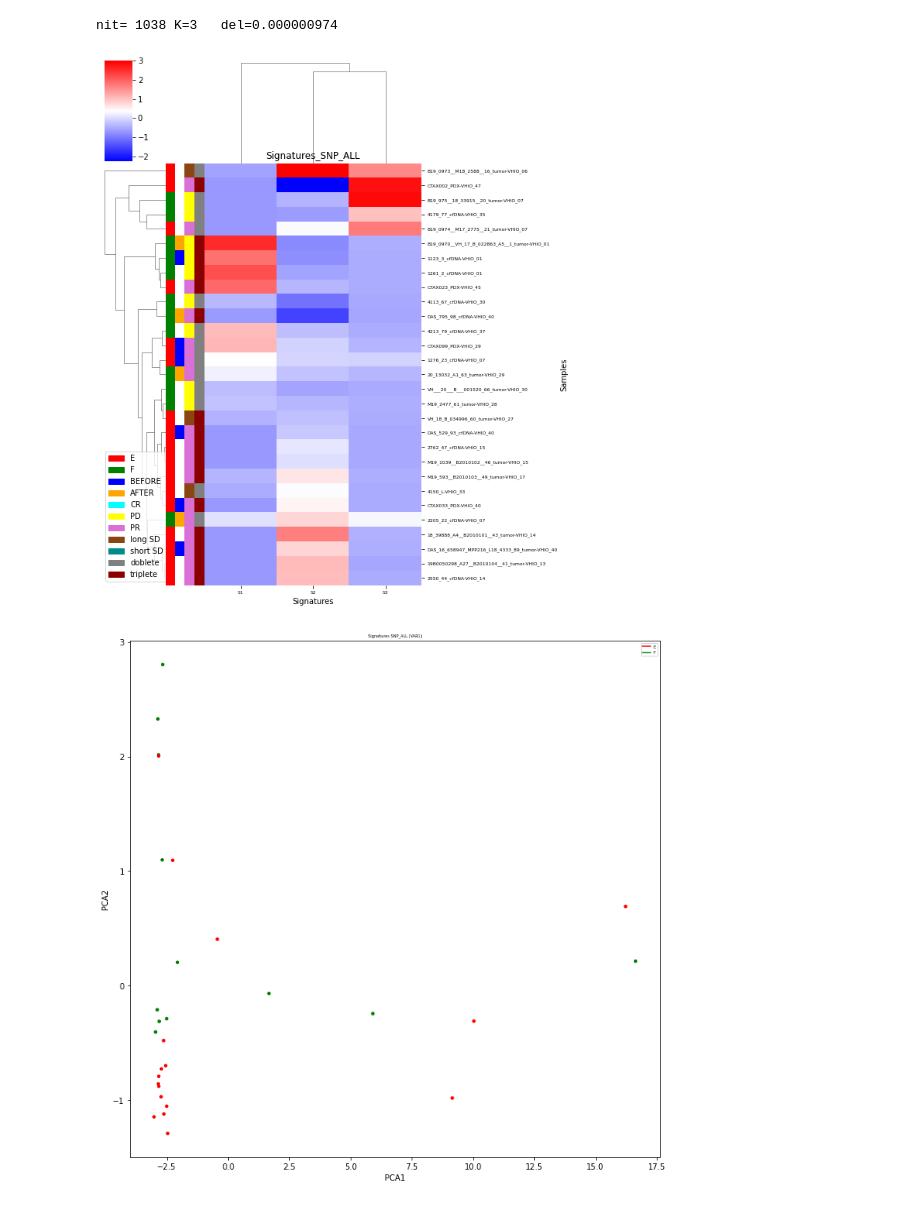
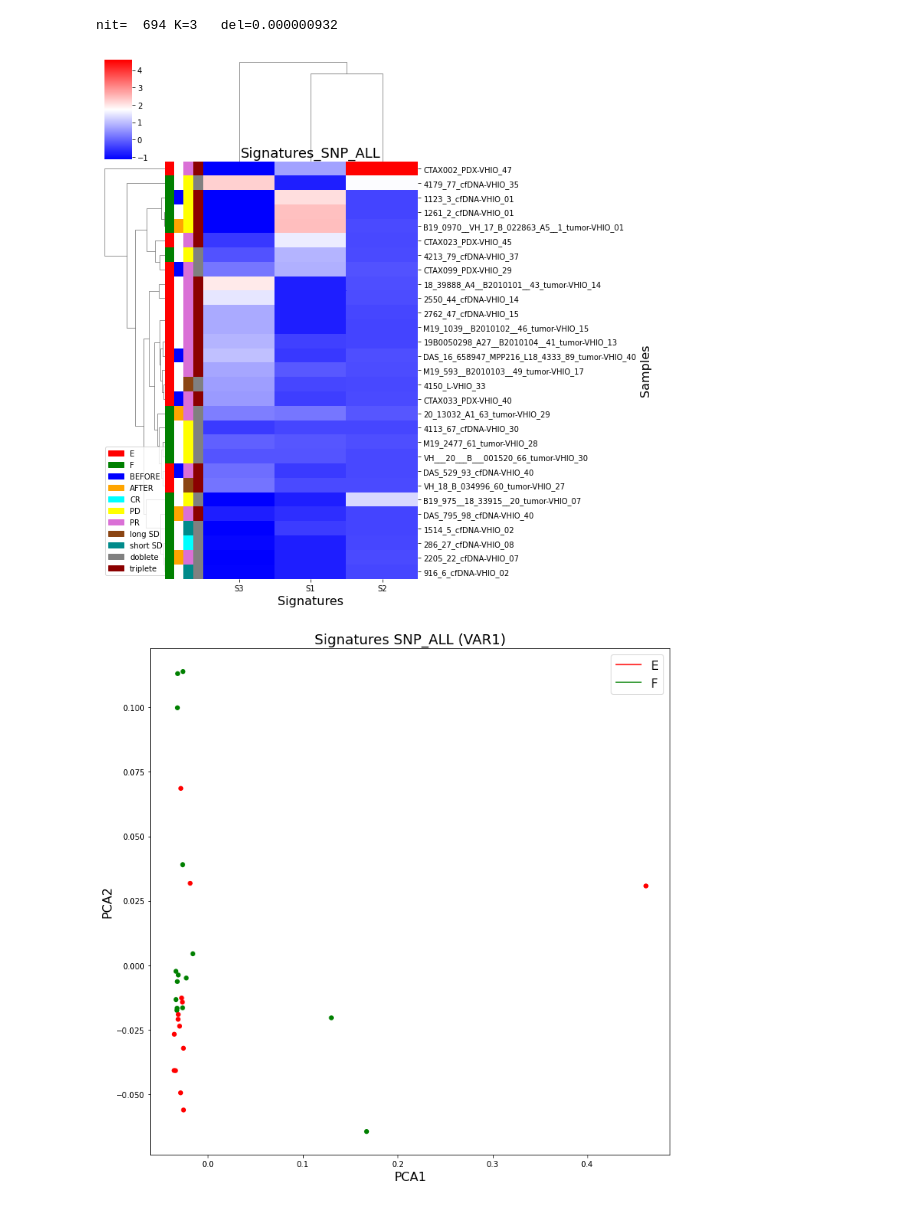
Before and after one commit to jfnavarro/scitron, a Jupyter notebook: analysis_signatures.ipynb, the cells around one changed output. Saved outputs shown, nothing was run; the diff lists cells and outputs as text; code cells hidden in the pictures.

```diff
--- a/analysis_signatures.ipynb
+++ b/analysis_signatures.ipynb
@@ -2,7 +2,7 @@
 import numpy as np
 import pandas as pd
 
-metasamples = pd.read_excel('../Metadata3.xlsx')
+metasamples = pd.read_excel('../Metadata4.xlsx')
 
 # Keep only samples that are tumor-normal pair and labeled as included
 df = metasamples.loc[(metasamples['INCLUDED'] == "Y")
@@ -17,10 +17,12 @@ meta_filtered.index = samples
 spectra_snv = pd.read_csv('../analysis/merged_maf_spectra_snvs.txt', sep='\t', index_col=0, header=0)
 samples_snv = np.intersect1d(samples, spectra_snv.columns)
 spectra_snv = spectra_snv.loc[:,samples_snv]
+spectra_snv = spectra_snv.dropna()
 
 spectra_indels = pd.read_csv('../analysis/merged_maf_spectra_indels.txt', sep='\t', index_col=0, header=0)
 samples_indels = np.intersect1d(samples, spectra_indels.columns)
 spectra_indels = spectra_indels.loc[:,samples_indels]
+spectra_indels = spectra_snv.dropna()
 # %%
 meta_filtered.head()
 # %% [output]
@@ -80,10 +86,10 @@ def plot_heatmap(data, meta, title, filename):
                Patch(color=color_map[8], label='short SD'),
                Patch(color=color_map[9], label='doblete'),
                Patch(color=color_map[10], label='triplete')]
-    ax.ax_heatmap.set_title(title, fontsize=12)
-    ax.ax_heatmap.set_xlabel("Signatures",fontsize=10)
-    ax.ax_heatmap.set_ylabel("Samples", fontsize=10)
-    ax.ax_heatmap.tick_params(labelsize=6)
+    ax.ax_heatmap.set_title(title, fontsize=18)
+    ax.ax_heatmap.set_xlabel("Signatures",fontsize=16)
+    ax.ax_heatmap.set_ylabel("Samples", fontsize=16)
+    ax.ax_heatmap.tick_params(labelsize=10)
     ax.ax_row_dendrogram.legend(handles=handles, loc="lower left")
     ax.savefig(filename)
 
@@ -105,14 +111,14 @@ def plot_pca(data, colors, labels, title, filename):
                     c=colors,
                     edgecolor="none",
                     cmap=None,
-                    s=20)
+                    s=40)
 
-    ax.set_xlabel('PCA1')
-    ax.set_ylabel('PCA2')
-    ax.set_title(title, size=5)
+    ax.set_xlabel('PCA1', fontsize=16)
+    ax.set_ylabel('PCA2', fontsize=16)
+    ax.set_title(title, size=18)
     ax.legend([plt.Line2D((0, 1), (0, 0), color=x) for x in color_values],
               labels, loc="upper right", markerscale=1.0,
-              ncol=1, scatterpoints=1, fontsize=5)
+              ncol=1, scatterpoints=1, fontsize=16)
     fig.savefig(filename)
 # %%
 def make_plots(data, meta, name):
@@ -190,13 +170,18 @@ make_plots(data_norm, meta, 'SPECTRA_SNV')
 # %%
 import signatureanalyzer as sa
 from sklearn.preprocessing import StandardScaler
 
-results = sa.ardnmf(data.transpose(), verbose=False)
-#data_norm = results['Hraw'].transpose() / results['Hraw'].sum(axis=1)
+data = spectra_snv.copy()
+results = sa.ardnmf(data, verbose=False)
+
+data_norm = results['Hraw'].transpose() / results['Hraw'].sum(axis=1)
+
 #data_norm = np.log1p(results['Hraw'].transpose())
-data_norm = results['Hraw'].transpose()
-make_plots(data_norm, meta.reindex(data_norm.index), 'SNP_ALL')
+
+#data_norm = results['Hraw'].transpose()
+
+make_plots(data_norm, meta_filtered.reindex(data_norm.index), 'SNP_ALL')
 # %% [output]
-nit= 1038 K=3   del=0.000000974
+nit=  694 K=3   del=0.000000932
-[figure, old version]
+[figure, new version]
-[figure, old version]
+[figure, new version]
```
Also changed, not shown: parts of 9 cells of this notebook, 14 other files.
